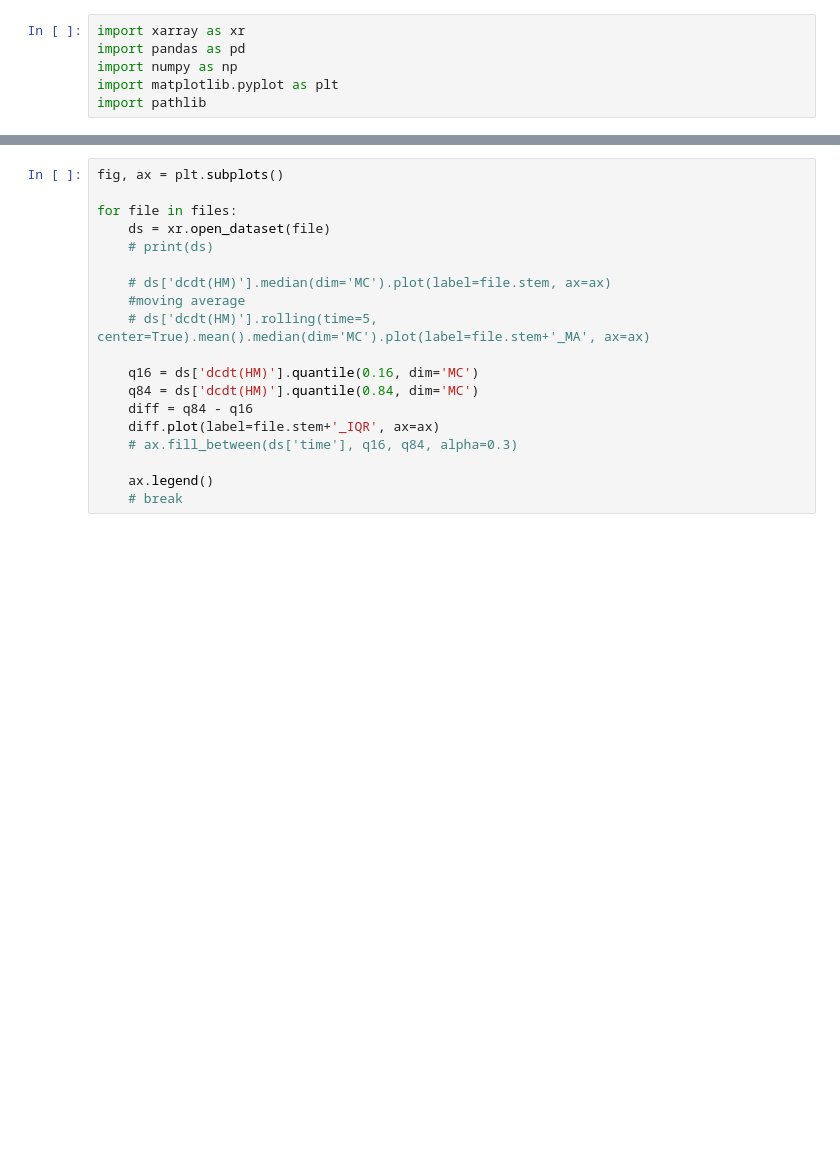
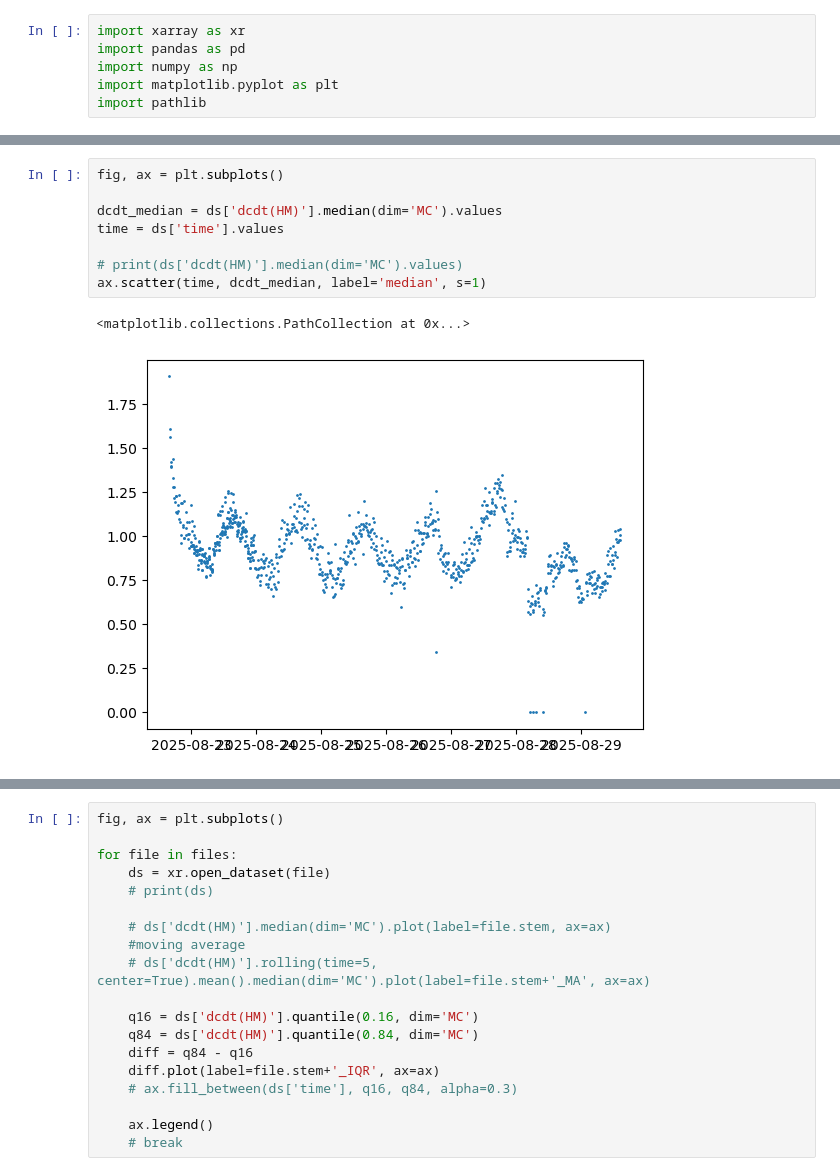
Before and after one commit to alexnaoki/soilgasflux_fcs, a Jupyter notebook: notebooks/view.ipynb, the cells around one changed output, grey strips where cells are left out. Drawn from its saved outputs; the diff is of its cells as text; blank space fills up the shorter version.

```diff
--- a/notebooks/view.ipynb
+++ b/notebooks/view.ipynb
@@ -17,3 +100,14 @@ test8kMC_20250823_bestPareto.nc
+# %%
+fig, ax = plt.subplots()
+
+dcdt_median = ds['dcdt(HM)'].median(dim='MC').values
+time = ds['time'].values
+
+# print(ds['dcdt(HM)'].median(dim='MC').values)
+ax.scatter(time, dcdt_median, label='median', s=1)
+# %% [output]
+<matplotlib.collections.PathCollection at 0x...>
+[figure, added]
 # %%
 fig, ax = plt.subplots()
 for file in files:
```
Also changed, not shown: parts of 7 cells of this notebook.
